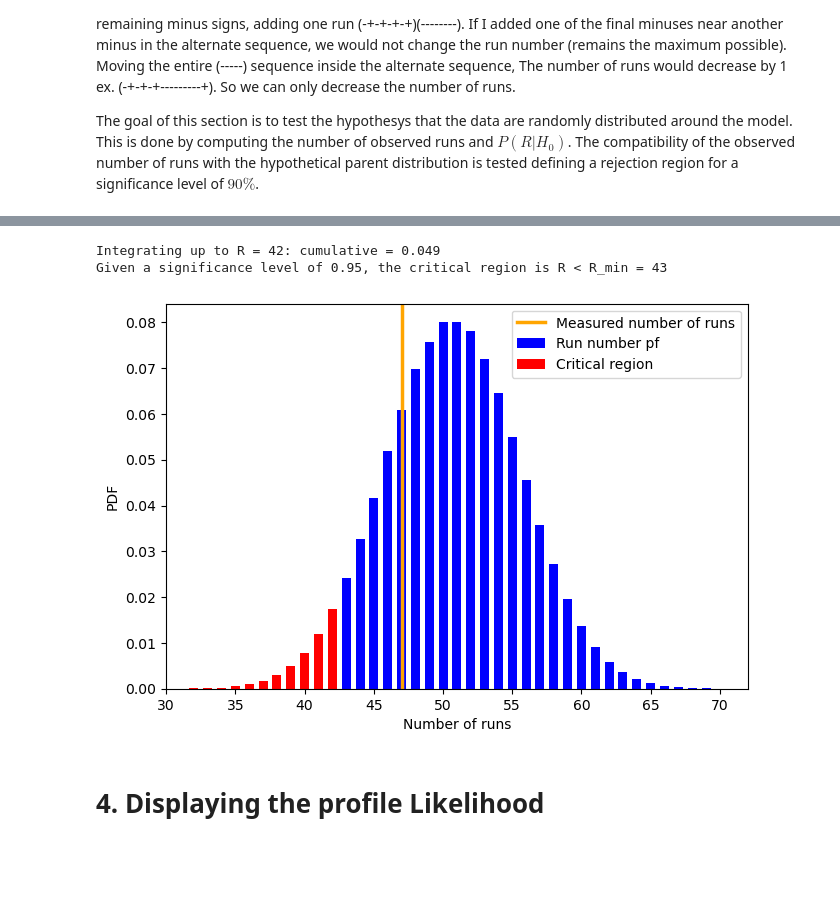
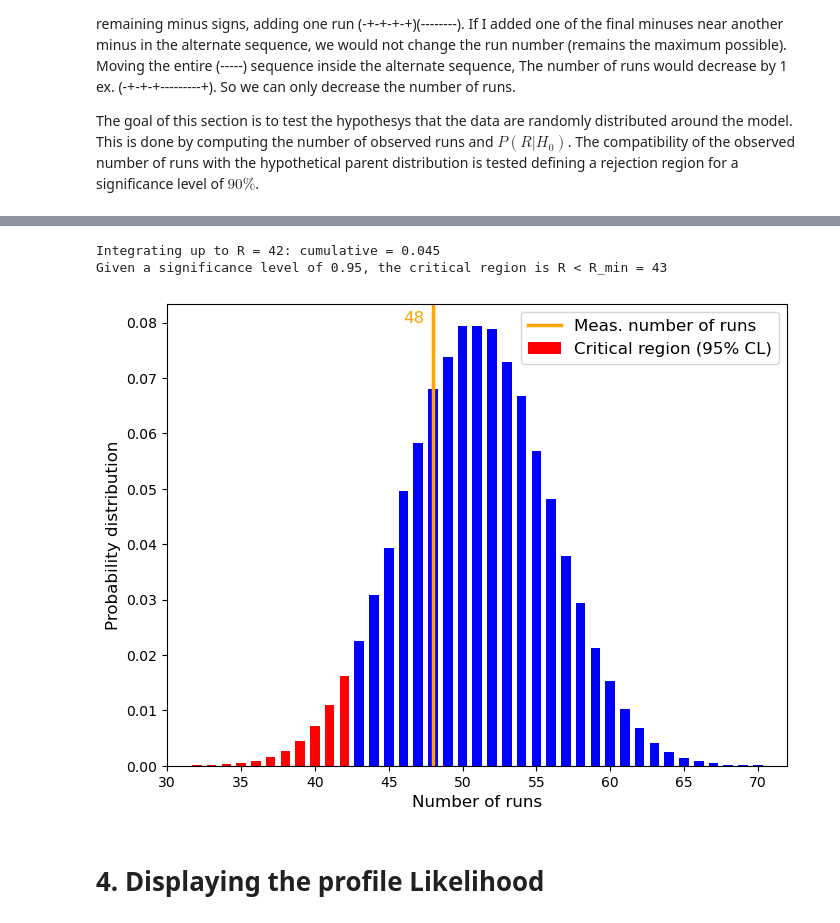
Before and after one commit to Matteo-Bellino/SMATEP_Project, a Jupyter notebook: Psi2S_RadanoBellino.ipynb, the cells around one changed output, grey strips where cells are left out. Drawn from its saved outputs; the diff is of its cells as text; code cells hidden in the pictures; blank space fills up the shorter version.

```diff
--- a/Psi2S_RadanoBellino.ipynb
+++ b/Psi2S_RadanoBellino.ipynb
@@ -25,8 +25,9 @@ from scipy.stats import chi2
 # %% [markdown]
 # 1. Loading data
 # %%
-mass_cut_HS = 5
+mass_cut_HS = 6
 mass_cut_LS = 6
+fs = '12'
 #If we cut the data at mass = 4, the chi squared gets from 2.3 to 1.5 where the one tailed limit for 90% confidence interval is 1.2.
 #Residuals in 1sigma get from 63% to 66% and in 2sigma from 88% to 92% (approach more gaussian values and also the histogram resembles more a gaussian)
 #the run test is still valid
@@ -385,22 +385,24 @@ quantile = R[np.searchsorted(CDF, alpha, side = 'left')]
 print(f"Integrating up to R = {R[np.searchsorted(CDF, alpha, side = 'left')]-1}: cumulative = {CDF[np.searchsorted(CDF, alpha)-1]:.3f}")
 print(f"Given a significance level of {significance_level}, the critical region is R < R_min = {quantile}")
 # %% [output]
-Integrating up to R = 42: cumulative = 0.049
+Integrating up to R = 42: cumulative = 0.045
 Given a significance level of 0.95, the critical region is R < R_min = 43
 # %%
 # Plotting the probability distribution of the runs number and Hypothesis Testing
-plt.figure(figsize = (7.5,5))
-plt.bar(R[np.searchsorted(CDF, alpha, side = 'left'):], runs_pdf[np.searchsorted(CDF, alpha, side = 'left'):], width = 0.65, color = 'b', label = "Run number pf")
-plt.bar(R[0:np.searchsorted(CDF, alpha, side = 'left')], runs_pdf[0:np.searchsorted(CDF, alpha, side = 'left')], width = 0.65, color = 'r', label = "Critical region")
-plt.axvline(len(runs), color='orange',linewidth = "2.5", label = "Measured number of runs")
+plt.figure(figsize = (8,6))
+plt.bar(R[np.searchsorted(CDF, alpha, side = 'left'):], runs_pdf[np.searchsorted(CDF, alpha, side = 'left'):], width = 0.65, color = 'b')
+plt.bar(R[0:np.searchsorted(CDF, alpha, side = 'left')], runs_pdf[0:np.searchsorted(CDF, alpha, side = 'left')], width = 0.65, color = 'r', label = "Critical region (95% CL)")
+plt.axvline(len(runs), color='orange',linewidth = "2.5", label = "Meas. number of runs")
 plt.xlim([30,72])
-plt.legend()
-plt.ylabel("PDF")
-plt.xlabel("Number of runs")
+plt.legend(fontsize = fs)
+plt.text(len(runs)-2, 0.08, f'{len(runs):.0f}', fontsize = fs, color = "orange")
+plt.ylabel("Probability distribution", fontsize = fs)
+plt.xlabel("Number of runs", fontsize = fs)
+
 
 plt.show()
 # %% [output]
-[figure, old version]
+[figure, new version]
 # %% [markdown]
 # 4. Displaying the profile Likelihood
 # %% [markdown]
```
Also changed, not shown: parts of 7 cells of this notebook.
